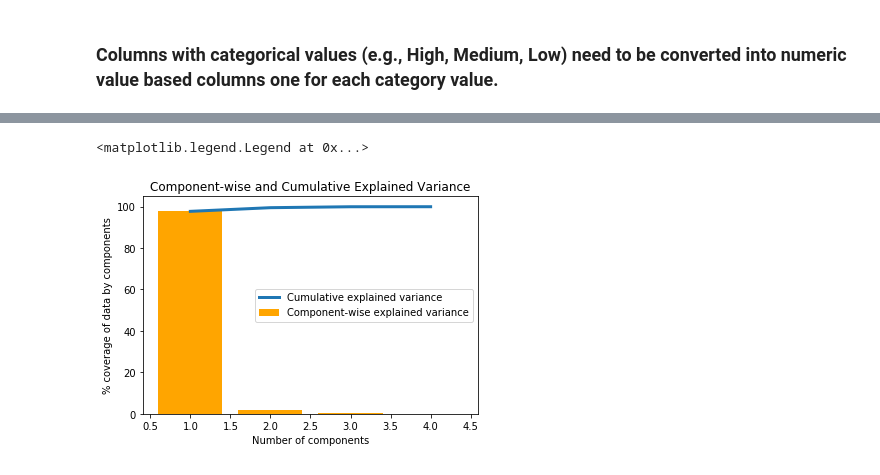
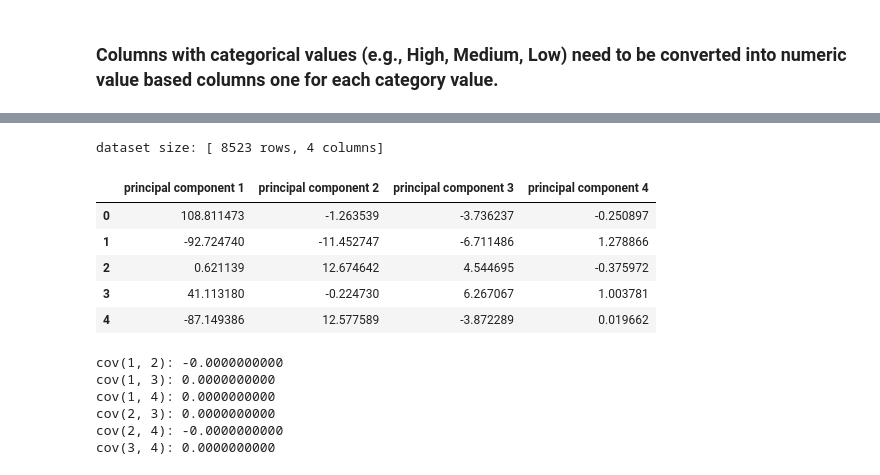
Before and after one commit to bless2saurabh/AiU2, a Jupyter notebook: GoldStandard/exercises/Data Manipulation and Preprocessing/Dimensionality Reduction.ipynb, the cells around one changed output, grey strips where cells are left out. Saved outputs shown, nothing was run; the diff lists cells and outputs as text; code cells hidden in the pictures.

```diff
--- a/GoldStandard/exercises/Data Manipulation and Preprocessing/Dimensionality Reduction.ipynb
+++ b/GoldStandard/exercises/Data Manipulation and Preprocessing/Dimensionality Reduction.ipynb
@@ -212,11 +76,20 @@ pd.DataFrame ({cols[0]: f(pca.explained_variance_ratio_),
-# %%
-plt.bar(range(1,5), 100*pca.explained_variance_ratio_, color='orange',  label='Component-wise explained variance')
-plt.plot(range(1,5), 100*np.cumsum(pca.explained_variance_ratio_), linewidth=3, label='Cumulative explained variance')
-plt.title("Component-wise and Cumulative Explained Variance")
-plt.xlabel('Number of components')
-plt.ylabel('% coverage of data by components')
-plt.legend(loc=7)
-# We are able to explain around 99% variance in the dataset using 4 components
-# %% [output]
-<matplotlib.legend.Legend at 0x...>
-[figure, removed]
+# %%
+# ## Principle component Analysis
+do_pca (dataset, num_components=4)
+# %% [output]
+dataset size: [ 8523 rows, 4 columns]
+|  | principal component 1 | principal component 2 | principal component 3 | principal component 4 |
+| 0 | 108.811473 | -1.263539 | -3.736237 | -0.250897 |
+| 1 | -92.724740 | -11.452747 | -6.711486 | 1.278866 |
+| 2 | 0.621139 | 12.674642 | 4.544695 | -0.375972 |
+| 3 | 41.113180 | -0.224730 | 6.267067 | 1.003781 |
+| 4 | -87.149386 | 12.577589 | -3.872289 | 0.019662 |
+# %%
+compute_covariance()
+# %% [output]
+cov(1, 2): -0.0000000000
+cov(1, 3): 0.0000000000
+cov(1, 4): 0.0000000000
+cov(2, 3): 0.0000000000
+cov(2, 4): -0.0000000000
+cov(3, 4): 0.0000000000
```
Also changed, not shown: parts of 19 cells of this notebook, 17 other files.
